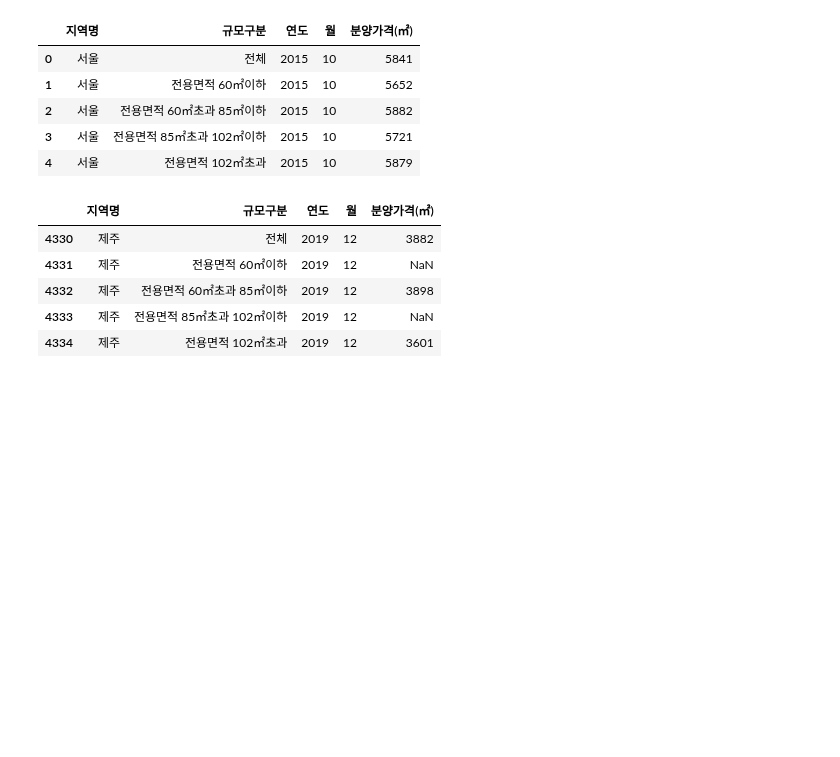
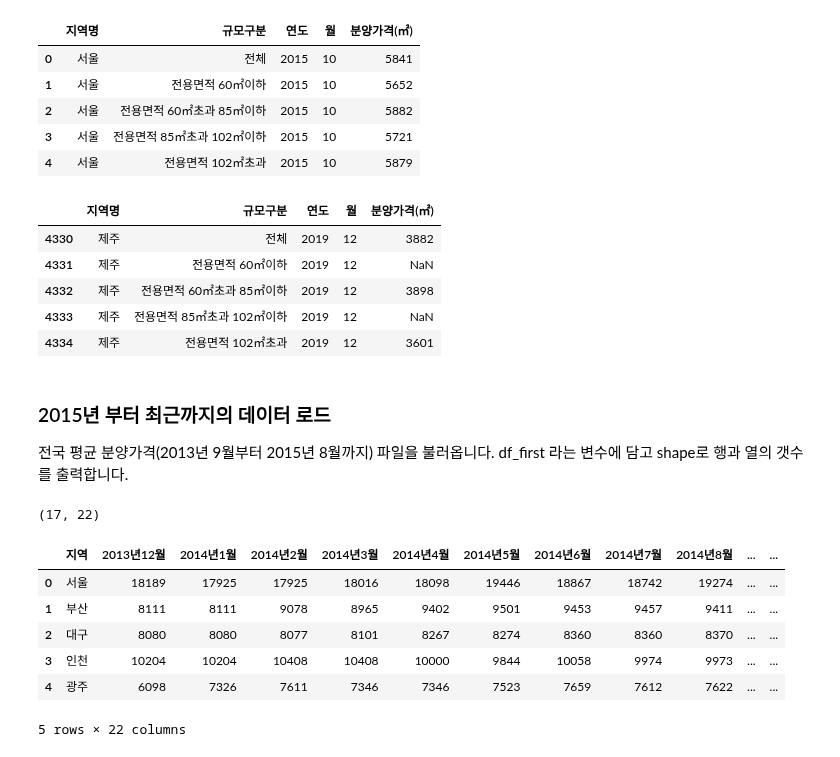
Before and after one commit to neverlish/Learned, a Jupyter notebook: data/inflearn-public-data-python/01-apt-price.ipynb, the cells around one changed output. Saved outputs shown, nothing was run; the diff lists cells and outputs as text; code cells hidden in the pictures; blank space fills up the shorter version.

```diff
--- a/data/inflearn-public-data-python/01-apt-price.ipynb
+++ b/data/inflearn-public-data-python/01-apt-price.ipynb
@@ -66,3 +66,22 @@ df_last.tail()
 | 4332 | 제주 | 전용면적 60㎡초과 85㎡이하 | 2019 | 12 | 3898 |
 | 4333 | 제주 | 전용면적 85㎡초과 102㎡이하 | 2019 | 12 | NaN |
 | 4334 | 제주 | 전용면적 102㎡초과 | 2019 | 12 | 3601 |
+# %% [markdown]
+### 2015년 부터 최근까지의 데이터 로드
+전국 평균 분양가격(2013년 9월부터 2015년 8월까지) 파일을 불러옵니다.
+df_first 라는 변수에 담고 shape로 행과 열의 갯수를 출력합니다.
+# %%
+df_first = pd.read_csv('data/전국 평균 분양가격(2013년 9월부터 2015년 8월까지).csv', encoding='cp949')
+df_first.shape
+# %% [output]
+(17, 22)
+# %%
+df_first.head()
+# %% [output]
+|  | 지역 | 2013년12월 | 2014년1월 | 2014년2월 | 2014년3월 | 2014년4월 | 2014년5월 | 2014년6월 | 2014년7월 | 2014년8월 | ... | ... |
+| 0 | 서울 | 18189 | 17925 | 17925 | 18016 | 18098 | 19446 | 18867 | 18742 | 19274 | ... | ... |
+| 1 | 부산 | 8111 | 8111 | 9078 | 8965 | 9402 | 9501 | 9453 | 9457 | 9411 | ... | ... |
+| 2 | 대구 | 8080 | 8080 | 8077 | 8101 | 8267 | 8274 | 8360 | 8360 | 8370 | ... | ... |
+| 3 | 인천 | 10204 | 10204 | 10408 | 10408 | 10000 | 9844 | 10058 | 9974 | 9973 | ... | ... |
+| 4 | 광주 | 6098 | 7326 | 7611 | 7346 | 7346 | 7523 | 7659 | 7612 | 7622 | ... | ... |
+5 rows × 22 columns
```
Also changed, not shown: parts of 11 cells of this notebook.
